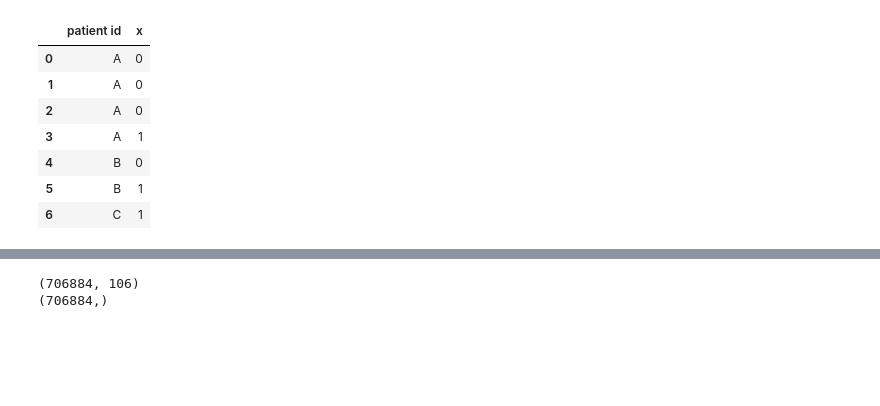
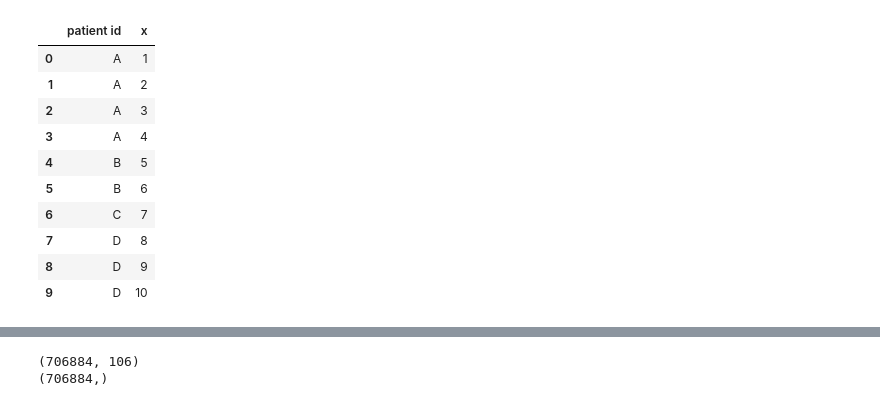
Before and after one commit to maayan-aytek/DS_LAB, a Jupyter notebook: train.ipynb, the cells around one changed output, grey strips where cells are left out. Saved outputs shown, nothing was run; the diff lists cells and outputs as text; code cells hidden in the pictures; blank space fills up the shorter version.

```diff
--- a/train.ipynb
+++ b/train.ipynb
@@ -126,13 +906,16 @@ def add_time_series_cols(x_df, features_to_process, num_hours, y_df=None):
 # %%
-mini_df = pd.DataFrame({'patient id': ['A', 'A', 'A', 'A', 'B', 'B', 'C'],
-                      'x': ['0', '0', '0', '1', '0', '1', '1']})
+mini_df = pd.DataFrame({'patient id': ['A', 'A', 'A', 'A', 'B', 'B', 'C', 'D', 'D', 'D'],
+                      'x': [1, 2, 3, 4, 5, 6, 7, 8, 9, 10]})
 mini_df
 # %% [output]
 |  | patient id | x |
-| 0 | A | 0 |
-| 1 | A | 0 |
-| 2 | A | 0 |
-| 3 | A | 1 |
-| 4 | B | 0 |
-| 5 | B | 1 |
-| 6 | C | 1 |
+| 0 | A | 1 |
+| 1 | A | 2 |
+| 2 | A | 3 |
+| 3 | A | 4 |
+| 4 | B | 5 |
+| 5 | B | 6 |
+| 6 | C | 7 |
+| 7 | D | 8 |
+| 8 | D | 9 |
+| 9 | D | 10 |
```
Also changed, not shown: parts of 53 cells of this notebook, 1 other file.
